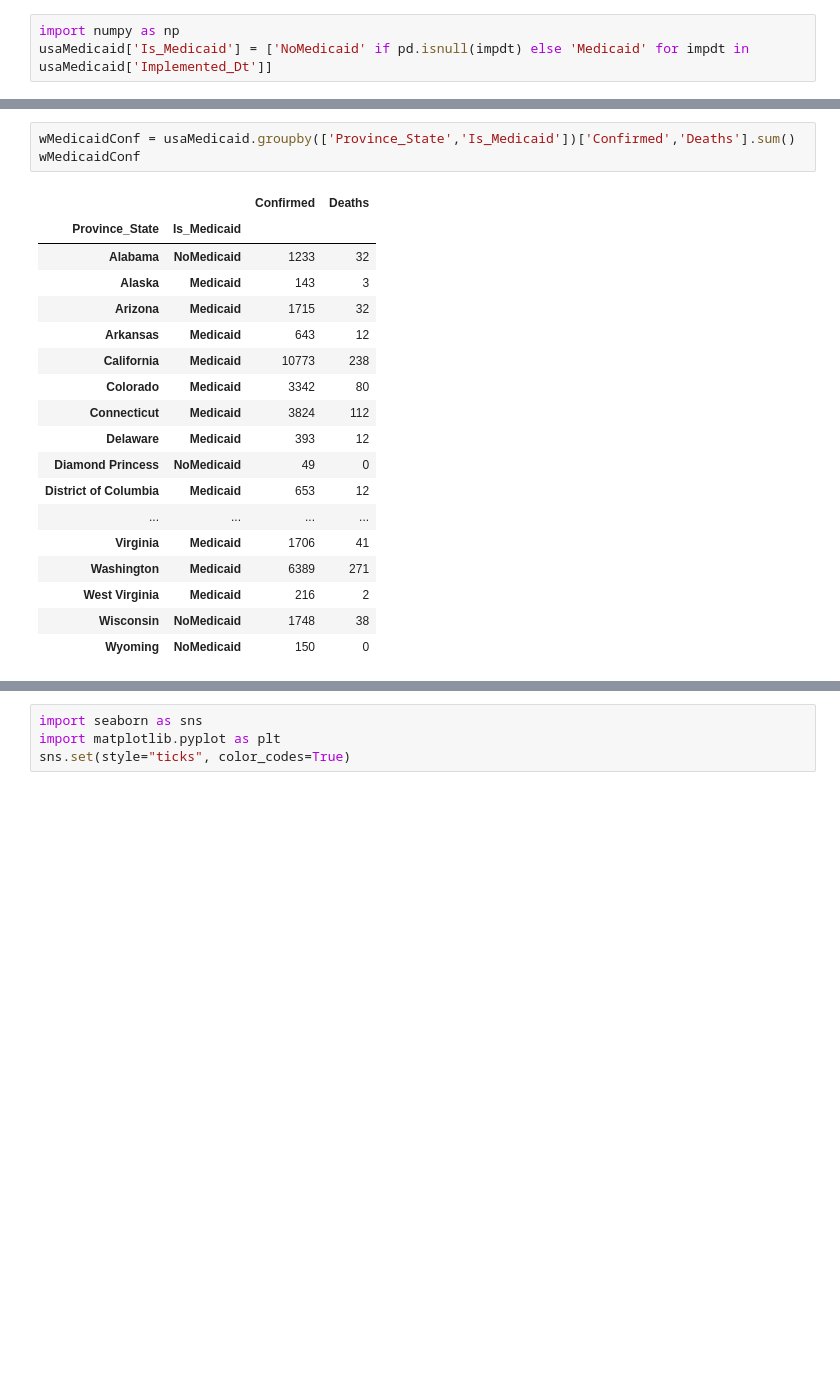
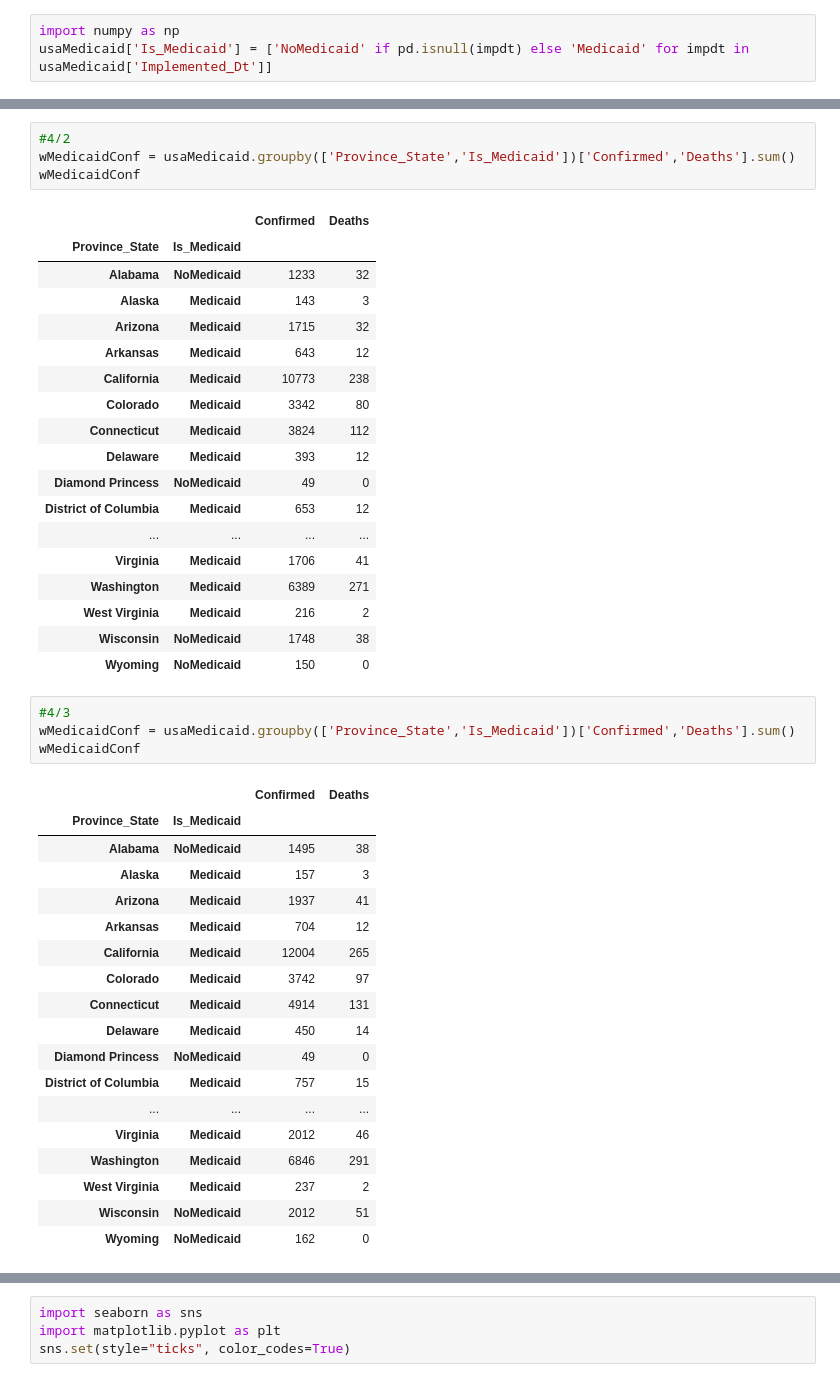
Before and after one commit to dmuralik/COVID-19, a Jupyter notebook: Analysis.ipynb, the cells around one changed output, grey strips where cells are left out. Saved outputs shown, nothing was run; the diff lists cells and outputs as text; blank space fills up the shorter version.

```diff
--- a/Analysis.ipynb
+++ b/Analysis.ipynb
@@ -447,4 +452,5 @@ usaMedicaid
 # %%
+#4/2
 wMedicaidConf = usaMedicaid.groupby(['Province_State','Is_Medicaid'])['Confirmed','Deaths'].sum()
 wMedicaidConf
 # %% [output]
@@ -466,4 +472,27 @@ wMedicaidConf
 | West Virginia | Medicaid | 216 | 2 |
 | Wisconsin | NoMedicaid | 1748 | 38 |
 | Wyoming | NoMedicaid | 150 | 0 |
+# %%
+#4/3
+wMedicaidConf = usaMedicaid.groupby(['Province_State','Is_Medicaid'])['Confirmed','Deaths'].sum()
+wMedicaidConf
+# %% [output]
+|  |  | Confirmed | Deaths |
+| Province_State | Is_Medicaid |  |  |
+| Alabama | NoMedicaid | 1495 | 38 |
+| Alaska | Medicaid | 157 | 3 |
+| Arizona | Medicaid | 1937 | 41 |
+| Arkansas | Medicaid | 704 | 12 |
+| California | Medicaid | 12004 | 265 |
+| Colorado | Medicaid | 3742 | 97 |
+| Connecticut | Medicaid | 4914 | 131 |
+| Delaware | Medicaid | 450 | 14 |
+| Diamond Princess | NoMedicaid | 49 | 0 |
+| District of Columbia | Medicaid | 757 | 15 |
+| ... | ... | ... | ... |
+| Virginia | Medicaid | 2012 | 46 |
+| Washington | Medicaid | 6846 | 291 |
+| West Virginia | Medicaid | 237 | 2 |
+| Wisconsin | NoMedicaid | 2012 | 51 |
+| Wyoming | NoMedicaid | 162 | 0 |
 # %%
```
Also changed, not shown: parts of 13 cells of this notebook.
